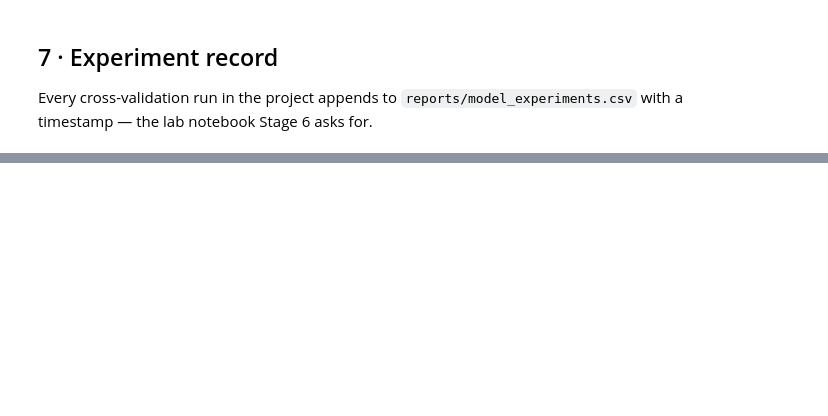
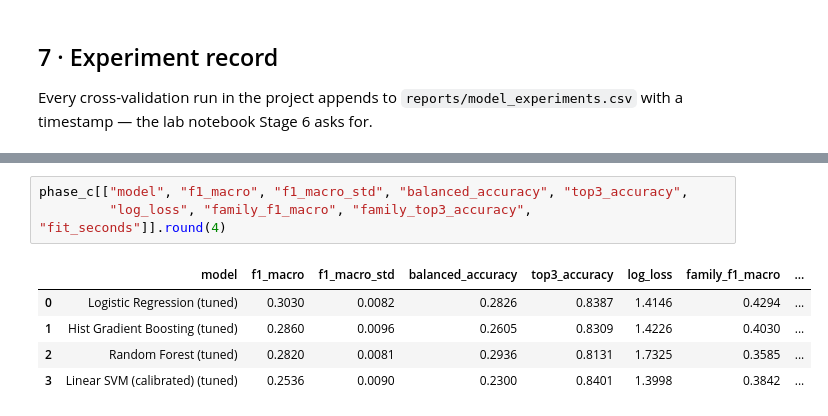
Before and after one commit to PasinduSuraweera/skillpath, a Jupyter notebook: notebooks/04_modelling_and_optimisation.ipynb, the cells around one changed output, grey strips where cells are left out. Saved outputs shown, nothing was run; the diff lists cells and outputs as text; blank space fills up the shorter version.

```diff
--- a/notebooks/04_modelling.ipynb
+++ b/notebooks/04_modelling_and_optimisation.ipynb
@@ -346,0 +523,9 @@ log[["run_at", "model", "note", "f1_macro", "top3_accuracy", "total_seconds"]].t
+# %%
+phase_c[["model", "f1_macro", "f1_macro_std", "balanced_accuracy", "top3_accuracy",
+         "log_loss", "family_f1_macro", "family_top3_accuracy", "fit_seconds"]].round(4)
+# %% [output]
+|  | model | f1_macro | f1_macro_std | balanced_accuracy | top3_accuracy | log_loss | family_f1_macro | ... |
+| 0 | Logistic Regression (tuned) | 0.3030 | 0.0082 | 0.2826 | 0.8387 | 1.4146 | 0.4294 | ... |
+| 1 | Hist Gradient Boosting (tuned) | 0.2860 | 0.0096 | 0.2605 | 0.8309 | 1.4226 | 0.4030 | ... |
+| 2 | Random Forest (tuned) | 0.2820 | 0.0081 | 0.2936 | 0.8131 | 1.7325 | 0.3585 | ... |
+| 3 | Linear SVM (calibrated) (tuned) | 0.2536 | 0.0090 | 0.2300 | 0.8401 | 1.3998 | 0.3842 | ... |
```
Also changed, not shown: parts of 22 cells of this notebook, 11 other files.
